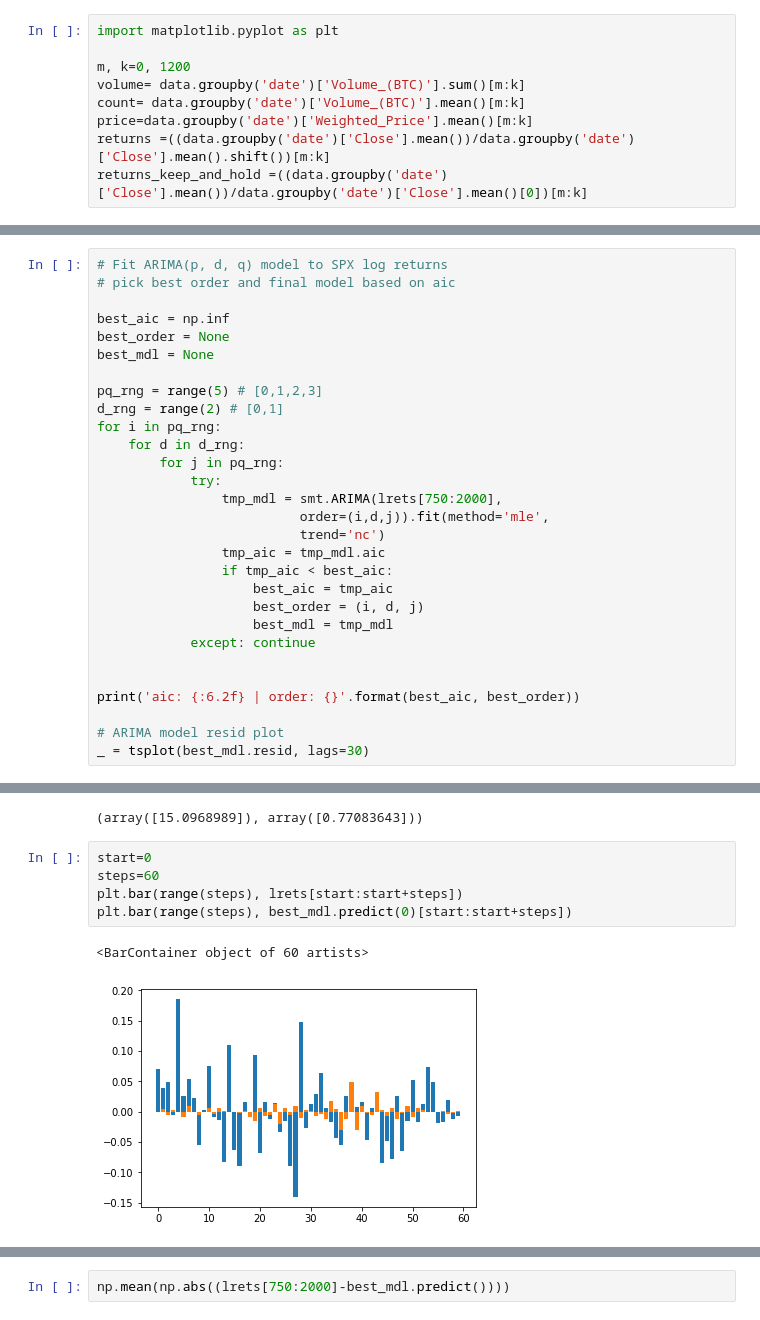
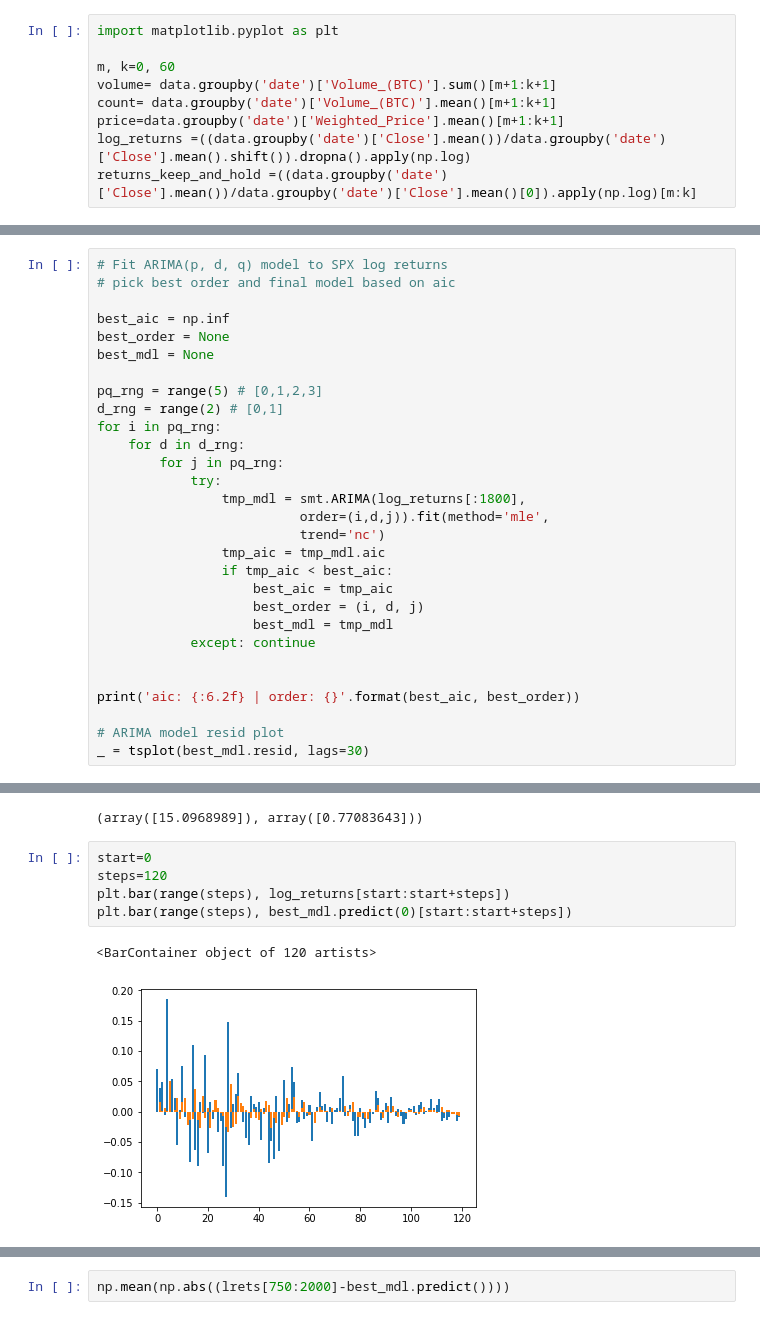
Before and after one commit to yigitmertol/Time_Series_Forecasting, a Jupyter notebook: ARMA_model/ARIMA.ipynb, the cells around one changed output, grey strips where cells are left out. Cells and saved outputs as stored; diff of their text form.

```diff
--- a/ARMA_model/ARIMA.ipynb
+++ b/ARMA_model/ARIMA.ipynb
@@ -84,12 +78,12 @@ df_trade = pd.read_csv('../../Data/Coins/BTC_USD/Trade_Data/BITSTAMP_TRADE_SPOTB
 # %%
 import matplotlib.pyplot as plt
 
-m, k=0, 1200
-volume= data.groupby('date')['Volume_(BTC)'].sum()[m:k]
-count= data.groupby('date')['Volume_(BTC)'].mean()[m:k]
-price=data.groupby('date')['Weighted_Price'].mean()[m:k]
-returns =((data.groupby('date')['Close'].mean())/data.groupby('date')['Close'].mean().shift())[m:k]
-returns_keep_and_hold =((data.groupby('date')['Close'].mean())/data.groupby('date')['Close'].mean()[0])[m:k]
+m, k=0, 60
+volume= data.groupby('date')['Volume_(BTC)'].sum()[m+1:k+1]
+count= data.groupby('date')['Volume_(BTC)'].mean()[m+1:k+1]
+price=data.groupby('date')['Weighted_Price'].mean()[m+1:k+1]
+log_returns =((data.groupby('date')['Close'].mean())/data.groupby('date')['Close'].mean().shift()).dropna().apply(np.log)
+returns_keep_and_hold =((data.groupby('date')['Close'].mean())/data.groupby('date')['Close'].mean()[0]).apply(np.log)[m:k]
 # %%
 fig, ax1 = plt.subplots()
 
@@ -302,7 +296,7 @@ for i in pq_rng:
     for d in d_rng:
         for j in pq_rng:
             try:
-                tmp_mdl = smt.ARIMA(lrets[750:2000],
+                tmp_mdl = smt.ARIMA(log_returns[:1800],
                           order=(i,d,j)).fit(method='mle',
                           trend='nc')
                 tmp_aic = tmp_mdl.aic
@@ -326,10 +327,10 @@ sms.diagnostic.acorr_ljungbox(best_mdl.resid, lags=[20], boxpierce=False)
 (array([15.0968989]), array([0.77083643]))
 # %%
 start=0
-steps=60
-plt.bar(range(steps), lrets[start:start+steps])
+steps=120
+plt.bar(range(steps), log_returns[start:start+steps])
 plt.bar(range(steps), best_mdl.predict(0)[start:start+steps])
 # %% [output]
-<BarContainer object of 60 artists>
+<BarContainer object of 120 artists>
-[figure, old version]
+[figure, new version]
 # %%
```
Also changed, not shown: parts of 16 cells of this notebook, 2 other files.
